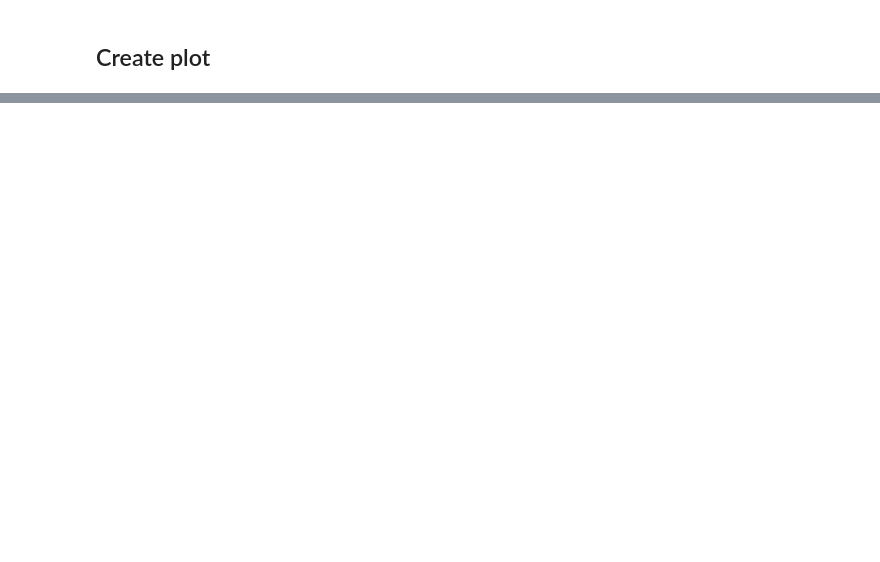
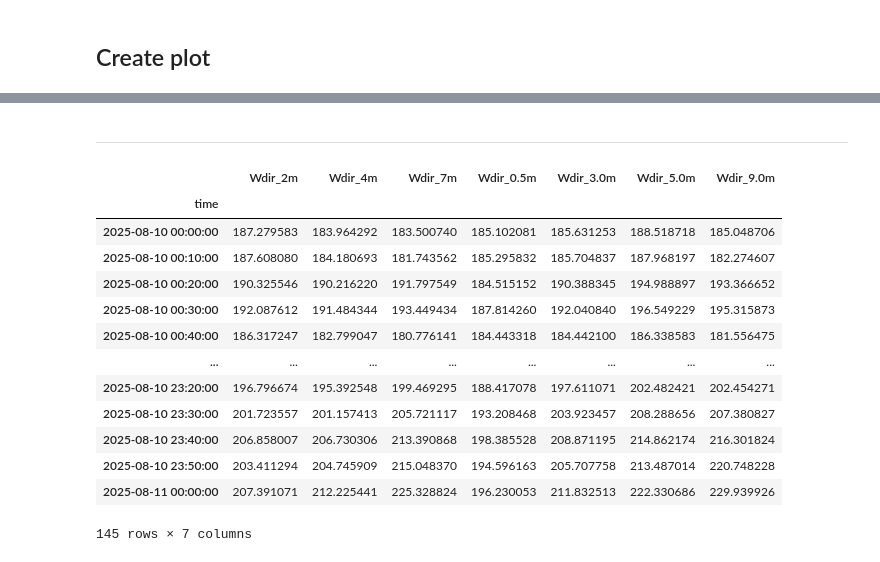
Before and after one commit to ClimLabTools/icon_validation, a Jupyter notebook: notebooks/fig_wr_icon_2D.ipynb, the cells around one changed output, grey strips where cells are left out. Cells and saved outputs as stored; diff of their text form; code cells hidden in the pictures; blank space fills up the shorter version.

```diff
--- a/notebooks/fig_wr_icon_2D.ipynb
+++ b/notebooks/fig_wr_icon_2D.ipynb
@@ -34,11 +36,11 @@ def get_df_from_nc(ds, var):
 # %% [markdown]
 ## Script settings
 # %%
-date = '2025-08-14'
+date = '2025-08-10'
 days = 1
 
 # resample WindRanger from 10min to 30min
-res_wr = True
+res_wr = False
 # %% [markdown]
 ## Get data and resample
 
@@ -142,0 +215,2 @@ plt.show()
+# %% [markdown]
+---
@@ -142,0 +246,34 @@ plt.show()
+# %%
+file1 = '/Users/geoalxx/HEFEX III/_processed/L2/gill_L2_1s_10min_res.nc'
+file2 = '/Users/geoalxx/HEFEX III/_processed/L2/metek_L2_20Hz_10min_res.nc'
+
+df = pd.DataFrame()
+
+ds = xr.open_dataset(file1)
+for h in ds.heights.values:
+    df_tmp = ds.Wdir.sel(time=slice(dt_from.tz_localize(None), dt_to.tz_localize(None))).sel(heights=h).to_dataframe()
+    df_tmp.rename(columns={'Wdir': f'Wdir_{h}m'}, inplace=True)
+    df = df.merge(df_tmp[f'Wdir_{h}m'], how='outer', left_index=True, right_index=True)
+
+ds = xr.open_dataset(file2)
+for h in ds.heights.values:
+    df_tmp = ds.Wdir.sel(time=slice(dt_from.tz_localize(None), dt_to.tz_localize(None))).sel(heights=h).to_dataframe()
+    df_tmp.rename(columns={'Wdir': f'Wdir_{h}m'}, inplace=True)
+    df = df.merge(df_tmp[f'Wdir_{h}m'], how='outer', left_index=True, right_index=True)
+
+df
+# %% [output]
+|  | Wdir_2m | Wdir_4m | Wdir_7m | Wdir_0.5m | Wdir_3.0m | Wdir_5.0m | Wdir_9.0m |
+| time |  |  |  |  |  |  |  |
+| 2025-08-10 00:00:00 | 187.279583 | 183.964292 | 183.500740 | 185.102081 | 185.631253 | 188.518718 | 185.048706 |
+| 2025-08-10 00:10:00 | 187.608080 | 184.180693 | 181.743562 | 185.295832 | 185.704837 | 187.968197 | 182.274607 |
+| 2025-08-10 00:20:00 | 190.325546 | 190.216220 | 191.797549 | 184.515152 | 190.388345 | 194.988897 | 193.366652 |
+| 2025-08-10 00:30:00 | 192.087612 | 191.484344 | 193.449434 | 187.814260 | 192.040840 | 196.549229 | 195.315873 |
+| 2025-08-10 00:40:00 | 186.317247 | 182.799047 | 180.776141 | 184.443318 | 184.442100 | 186.338583 | 181.556475 |
+| ... | ... | ... | ... | ... | ... | ... | ... |
+| 2025-08-10 23:20:00 | 196.796674 | 195.392548 | 199.469295 | 188.417078 | 197.611071 | 202.482421 | 202.454271 |
+| 2025-08-10 23:30:00 | 201.723557 | 201.157413 | 205.721117 | 193.208468 | 203.923457 | 208.288656 | 207.380827 |
+| 2025-08-10 23:40:00 | 206.858007 | 206.730306 | 213.390868 | 198.385528 | 208.871195 | 214.862174 | 216.301824 |
+| 2025-08-10 23:50:00 | 203.411294 | 204.745909 | 215.048370 | 194.596163 | 205.707758 | 213.487014 | 220.748228 |
+| 2025-08-11 00:00:00 | 207.391071 | 212.225441 | 225.328824 | 196.230053 | 211.832513 | 222.330686 | 229.939926 |
+145 rows × 7 columns
```
Also changed, not shown: parts of 8 cells of this notebook, 4 other files.
